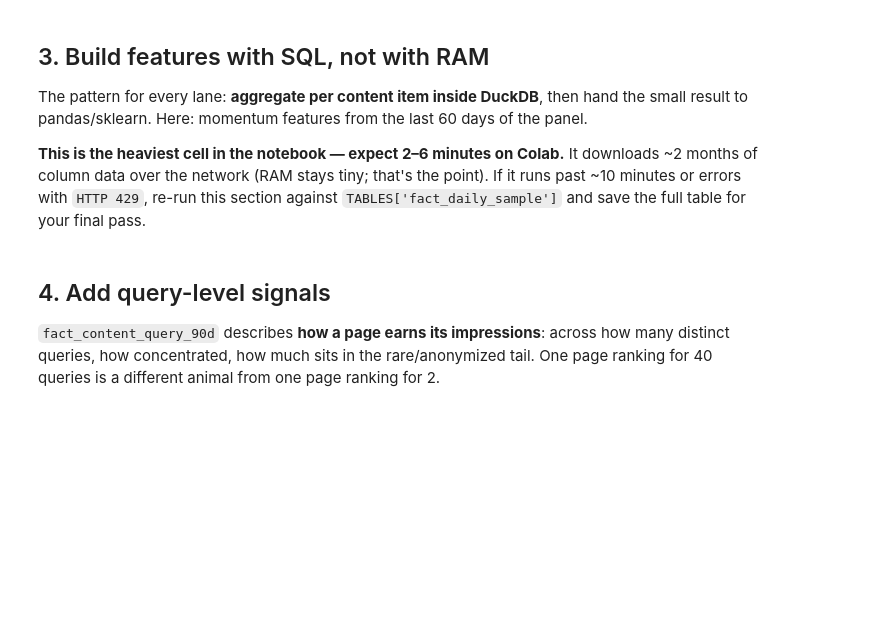
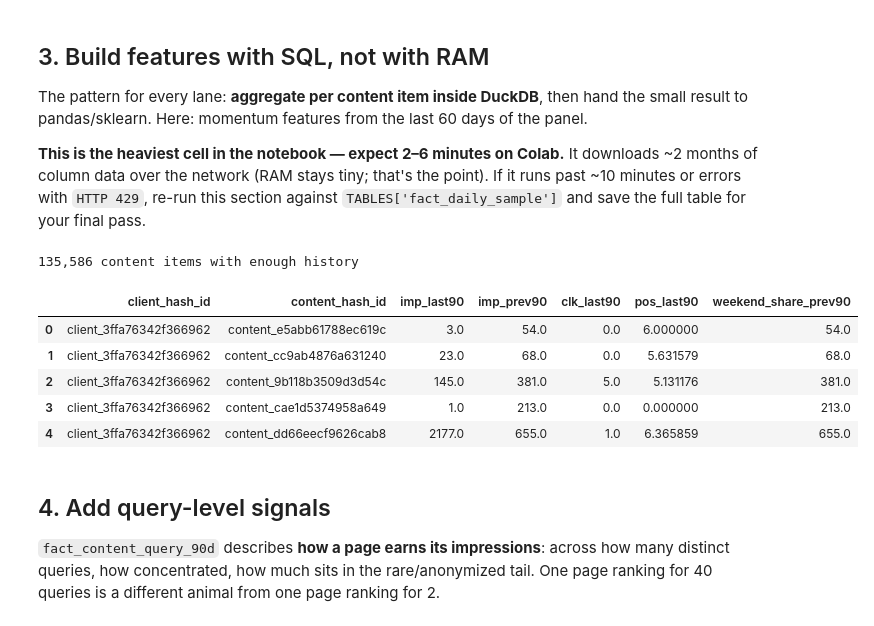
Before and after one commit to sadiaprity/week1_assignment1, a Jupyter notebook: notebooks/03_working_with_the_full_release.ipynb, the cells around one changed output. Drawn from its saved outputs; the diff is of its cells as text; code cells hidden in the pictures; blank space fills up the shorter version.

```diff
--- a/notebooks/03_working_with_the_full_release.ipynb
+++ b/notebooks/03_working_with_the_full_release.ipynb
@@ -87,24 +108,32 @@ result to pandas/sklearn. Here: momentum features from the last 60 days of the p
 # %%
 features = con.sql(f"""
     WITH bounds AS (
         SELECT MAX(report_date) AS end_d FROM {TABLES['fact_daily']}
     ),
     windowed AS (
         SELECT f.client_hash_id, f.content_hash_id,
-               SUM(CASE WHEN f.report_date >  b.end_d - INTERVAL 30 DAY THEN f.gsc_impressions ELSE 0 END) AS imp_last30,
-               SUM(CASE WHEN f.report_date <= b.end_d - INTERVAL 30 DAY THEN f.gsc_impressions ELSE 0 END) AS imp_prev30,
-               SUM(CASE WHEN f.report_date >  b.end_d - INTERVAL 30 DAY THEN f.gsc_clicks ELSE 0 END)      AS clk_last30,
-               AVG(CASE WHEN f.report_date >  b.end_d - INTERVAL 30 DAY THEN f.gsc_avg_position END)       AS pos_last30
+               SUM(CASE WHEN f.report_date >  b.end_d - INTERVAL 90 DAY THEN f.gsc_impressions ELSE 0 END) AS imp_last90,
+               SUM(CASE WHEN f.report_date <= b.end_d - INTERVAL 90 DAY THEN f.gsc_impressions ELSE 0 END) AS imp_prev90,
+               SUM(CASE WHEN f.report_date >  b.end_d - INTERVAL 90 DAY THEN f.gsc_clicks ELSE 0 END)      AS clk_last90,
+               AVG(CASE WHEN f.report_date >  b.end_d - INTERVAL 90 DAY THEN f.gsc_avg_position END)       AS pos_last90,
+               SUM(CASE WHEN f.report_date <= b.end_d - INTERVAL 90 DAY THEN f.gsc_impressions END)        AS weekend_share_prev90
         FROM {TABLES['fact_daily']} f, bounds b
-        WHERE f.report_date > b.end_d - INTERVAL 60 DAY
+        WHERE f.report_date > b.end_d - INTERVAL 180 DAY
         GROUP BY 1, 2
-        HAVING imp_prev30 >= 100
+        HAVING imp_prev90 >= 50
     )
     SELECT * FROM windowed
 """).df()
-
 print(f'{len(features):,} content items with enough history')
 features.head()
+# %% [output]
+135,586 content items with enough history
+|  | client_hash_id | content_hash_id | imp_last90 | imp_prev90 | clk_last90 | pos_last90 | weekend_share_prev90 |
+| 0 | client_3ffa76342f366962 | content_e5abb61788ec619c | 3.0 | 54.0 | 0.0 | 6.000000 | 54.0 |
+| 1 | client_3ffa76342f366962 | content_cc9ab4876a631240 | 23.0 | 68.0 | 0.0 | 5.631579 | 68.0 |
+| 2 | client_3ffa76342f366962 | content_9b118b3509d3d54c | 145.0 | 381.0 | 5.0 | 5.131176 | 381.0 |
+| 3 | client_3ffa76342f366962 | content_cae1d5374958a649 | 1.0 | 213.0 | 0.0 | 0.000000 | 213.0 |
+| 4 | client_3ffa76342f366962 | content_dd66eecf9626cab8 | 2177.0 | 655.0 | 1.0 | 6.365859 | 655.0 |
 # %% [markdown]
 ## 4. Add query-level signals
 
```
Also changed, not shown: parts of 5 cells of this notebook.
